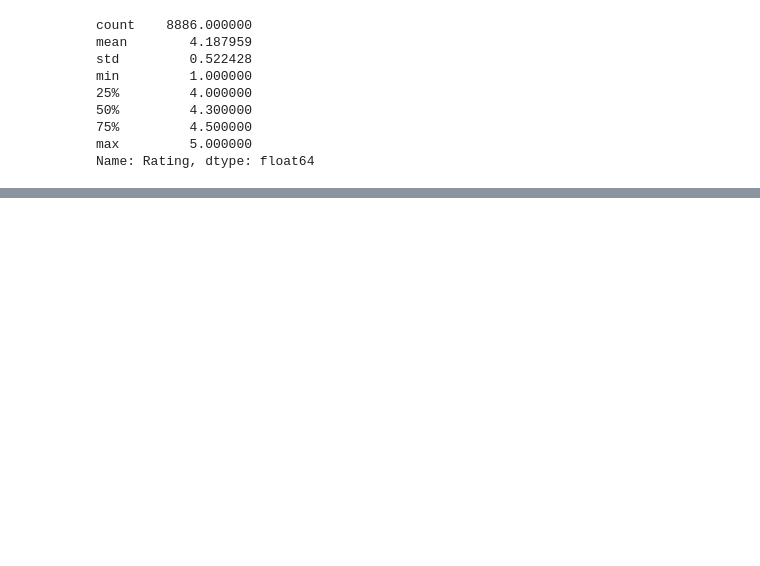
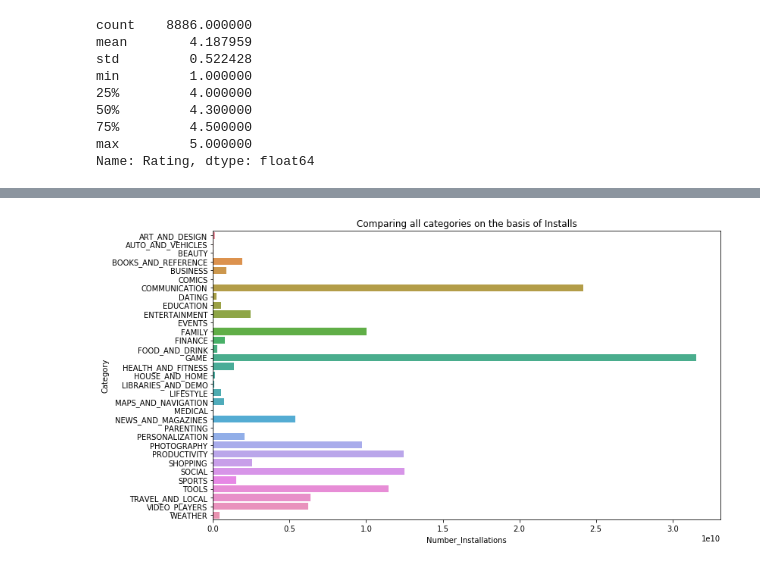
Before and after one commit to Kashish-Chugh/EDA_Play_Store_Apps, a Jupyter notebook: Google+playStore+Apps.ipynb, the cells around one changed output, grey strips where cells are left out. Saved outputs shown, nothing was run; the diff lists cells and outputs as text; code cells hidden in the pictures; blank space fills up the shorter version.

```diff
--- a/Google+playStore+Apps.ipynb
+++ b/Google+playStore+Apps.ipynb
@@ -224,0 +260,4 @@ sns.distplot(df.Rating)
+# %%
+compare_all(data)
+# %% [output]
+[figure, added]
```
Also changed, not shown: parts of 5 cells of this notebook, 4 other files.
